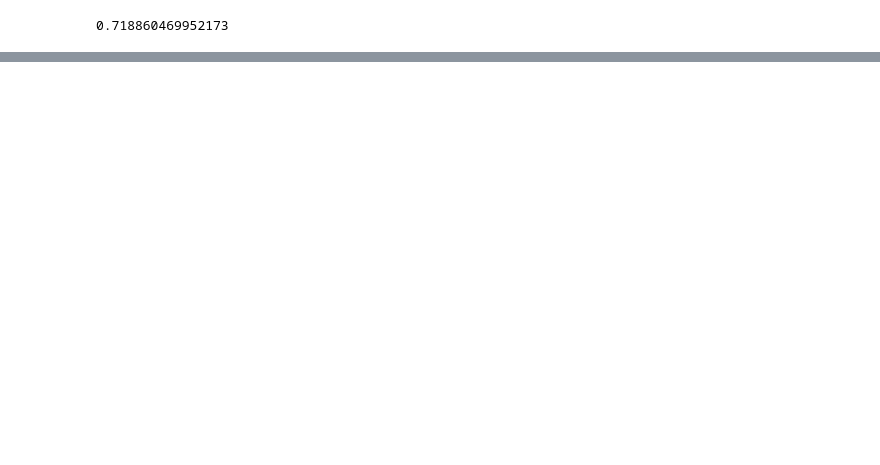
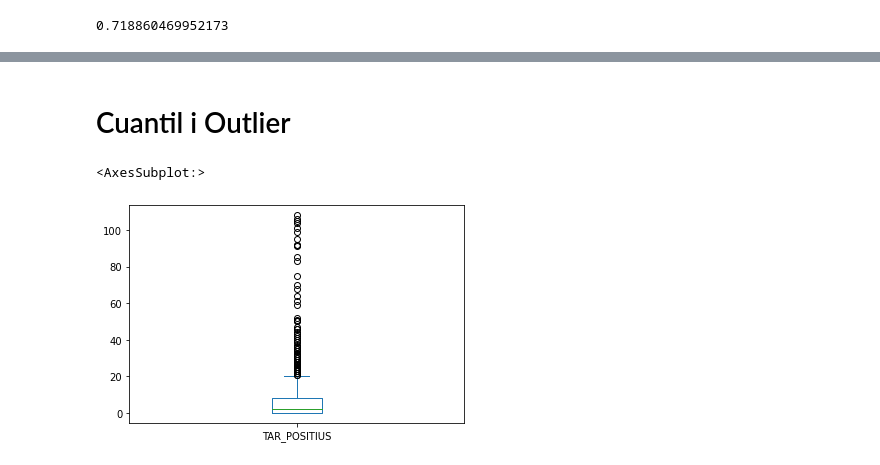
Before and after one commit to mikibardaji/M15UF2_2021-22, a Jupyter notebook: Sessió16_EstadisticaDadesCovid/readme.ipynb, the cells around one changed output, grey strips where cells are left out. Cells and saved outputs as stored; diff of their text form; code cells hidden in the pictures; blank space fills up the shorter version.

```diff
--- a/Sessió16_EstadisticaDadesCovid/readme.ipynb
+++ b/Sessió16_EstadisticaDadesCovid/readme.ipynb
@@ -145,0 +269,7 @@ TypeError: 'types.GenericAlias' object is not iterable
+# %% [markdown]
+# Cuantil i Outlier
+# %%
+tar_positius.plot.box()
+# %% [output]
+<AxesSubplot:>
+[figure, added]
```
Also changed, not shown: parts of 15 cells of this notebook, 1 other file.
